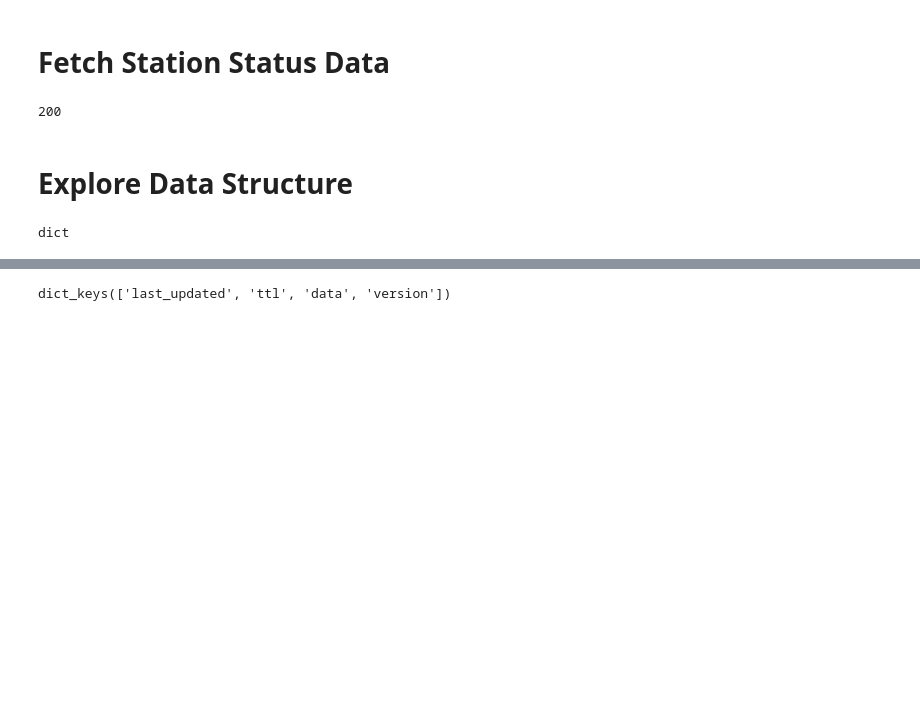
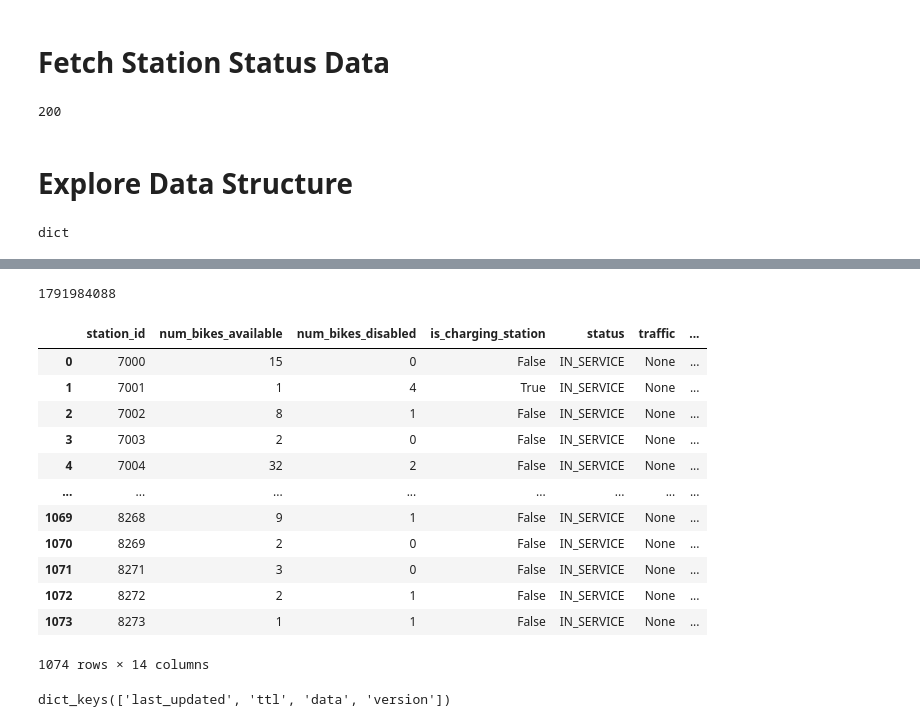
Before and after one commit to jrpaul08/Bikeshare-Toronto-MCP, a Jupyter notebook: notebooks/01_explore_feed.ipynb, the cells around one changed output, grey strips where cells are left out. Saved outputs shown, nothing was run; the diff lists cells and outputs as text; code cells hidden in the pictures; blank space fills up the shorter version.

Commit message:
explore data

```diff
--- a/notebooks/01_explore_feed.ipynb
+++ b/notebooks/01_explore_feed.ipynb
@@ -26,3 +46,23 @@ dict
+# %%
+data['last_updated']
+# %% [output]
+1791984088
+# %%
+pd.DataFrame(data["data"]["stations"])
+# %% [output]
+|  | station_id | num_bikes_available | num_bikes_disabled | is_charging_station | status | traffic | ... |
+| 0 | 7000 | 15 | 0 | False | IN_SERVICE | None | ... |
+| 1 | 7001 | 1 | 4 | True | IN_SERVICE | None | ... |
+| 2 | 7002 | 8 | 1 | False | IN_SERVICE | None | ... |
+| 3 | 7003 | 2 | 0 | False | IN_SERVICE | None | ... |
+| 4 | 7004 | 32 | 2 | False | IN_SERVICE | None | ... |
+| ... | ... | ... | ... | ... | ... | ... | ... |
+| 1069 | 8268 | 9 | 1 | False | IN_SERVICE | None | ... |
+| 1070 | 8269 | 2 | 0 | False | IN_SERVICE | None | ... |
+| 1071 | 8271 | 3 | 0 | False | IN_SERVICE | None | ... |
+| 1072 | 8272 | 2 | 1 | False | IN_SERVICE | None | ... |
+| 1073 | 8273 | 1 | 1 | False | IN_SERVICE | None | ... |
+1074 rows × 14 columns
 # %%
 data.keys()
 # %% [output]
```
Also changed, not shown: parts of 22 cells of this notebook.
